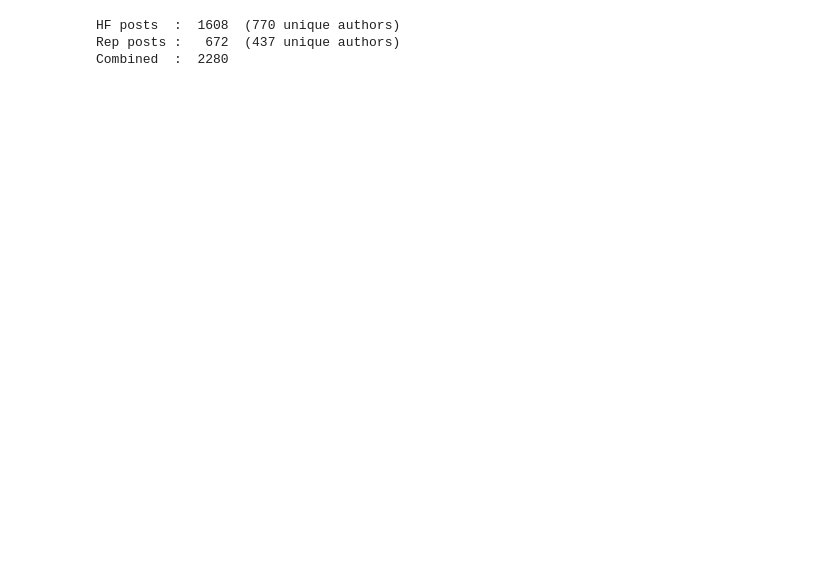
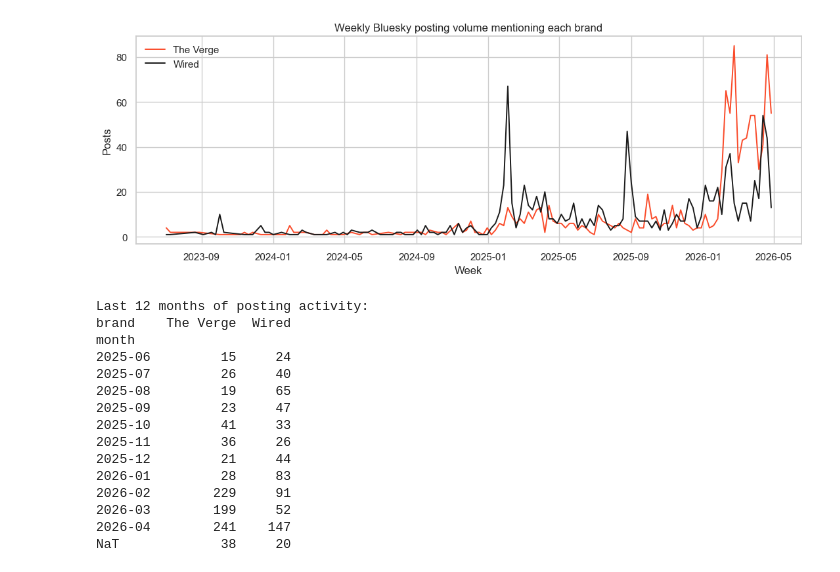
Before and after one commit to shreyuu/UoN-Business-Analytics, a Jupyter notebook: Analytics-Specializations-and-Applications/BUSI4370_CW2/notebooks/03_analysis.ipynb, the cells around one changed output. Drawn from its saved outputs; the diff is of its cells as text; code cells hidden in the pictures; blank space fills up the shorter version.

```diff
--- a/Analytics-Specializations-and-Applications/BUSI4370_CW2/notebooks/03_analysis.ipynb
+++ b/Analytics-Specializations-and-Applications/BUSI4370_CW2/notebooks/03_analysis.ipynb
@@ -65,29 +57,49 @@ Tables  -> /Users/shreyu/VSCODE/junk/UoN-Business-Analytics/Analytics-Specializa
 # %%
-hf_posts  = pd.read_csv(PROC_DIR / "huggingface_posts_clean.csv", parse_dates=["created_at"])
-rep_posts = pd.read_csv(PROC_DIR / "replicate_posts_clean.csv", parse_dates=["created_at"])
+# Weekly posting volume — shows whether brand mentions are steady or driven by news spikes.
+weekly = (
+    all_posts
+    .assign(week=lambda d: d["created_at"].dt.to_period("W").dt.to_timestamp())
+    .groupby(["week", "brand"])
+    .size()
+    .reset_index(name="posts")
+)
 
-hf_profiles  = pd.read_csv(PROC_DIR / "huggingface_profiles_clean.csv", parse_dates=["created_at"])
-rep_profiles = pd.read_csv(PROC_DIR / "replicate_profiles_clean.csv", parse_dates=["created_at"])
+fig, ax = plt.subplots(figsize=(11, 4.2))
+for brand, g in weekly.groupby("brand"):
+    ax.plot(g["week"], g["posts"], label=brand,
+            color=BRAND_COLORS[brand], linewidth=1.4)
+ax.set_title("Weekly Bluesky posting volume mentioning each brand")
+ax.set_xlabel("Week")
+ax.set_ylabel("Posts")
+ax.legend(loc="upper left", frameon=False)
+plt.tight_layout()
+plt.savefig(FIG_DIR / "02_weekly_volume.png", dpi=150, bbox_inches="tight")
+plt.show()
 
-# Tag each post with a human-readable brand label for grouped plots
-hf_posts["brand_label"]  = "Hugging Face"
-rep_posts["brand_label"] = "Replicate"
-
-# Combined long-form frame for cross-brand plots
-all_posts = pd.concat([hf_posts, rep_posts], ignore_index=True)
-
-# Keep NaN-safe text columns (CSV round-trip can turn empty strings to NaN)
-for col in ["text_raw", "text_clean", "text_clean_no_brand", "text_for_sentiment",
-            "urls", "mentions", "hashtags", "domains"]:
-    all_posts[col] = all_posts[col].fillna("")
-    hf_posts[col]  = hf_posts[col].fillna("")
-    rep_posts[col] = rep_posts[col].fillna("")
-
-print(f"HF posts  : {len(hf_posts):>5}  ({hf_posts['author_did'].nunique()} unique authors)")
-print(f"Rep posts : {len(rep_posts):>5}  ({rep_posts['author_did'].nunique()} unique authors)")
-print(f"Combined  : {len(all_posts):>5}")
+# Monthly summary table for the report
+monthly = (
+    all_posts
+    .assign(month=lambda d: d["created_at"].dt.to_period("M").astype(str))
+    .groupby(["month", "brand"]).size().unstack(fill_value=0)
+)
+print("Last 12 months of posting activity:")
+print(monthly.tail(12))
+monthly.to_csv(TAB_DIR / "02_monthly_volume.csv")
 # %% [output]
+[figure, added]
-HF posts  :  1608  (770 unique authors)
-Rep posts :   672  (437 unique authors)
-Combined  :  2280
+Last 12 months of posting activity:
+brand    The Verge  Wired
+month
+2025-06         15     24
+2025-07         26     40
+2025-08         19     65
+2025-09         23     47
+2025-10         41     33
+2025-11         36     26
+2025-12         21     44
+2026-01         28     83
+2026-02        229     91
+2026-03        199     52
+2026-04        241    147
+NaT             38     20
 # %%
```
Also changed, not shown: parts of 11 cells of this notebook, 14 other files.
